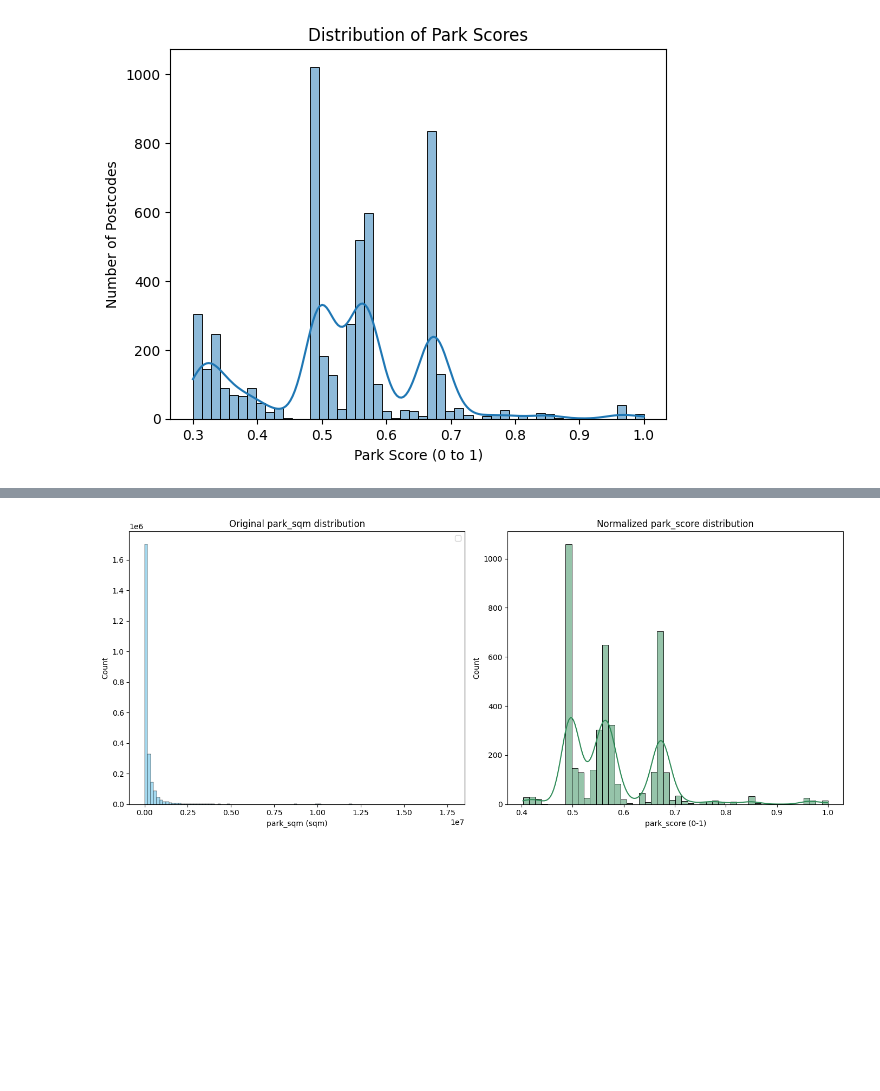
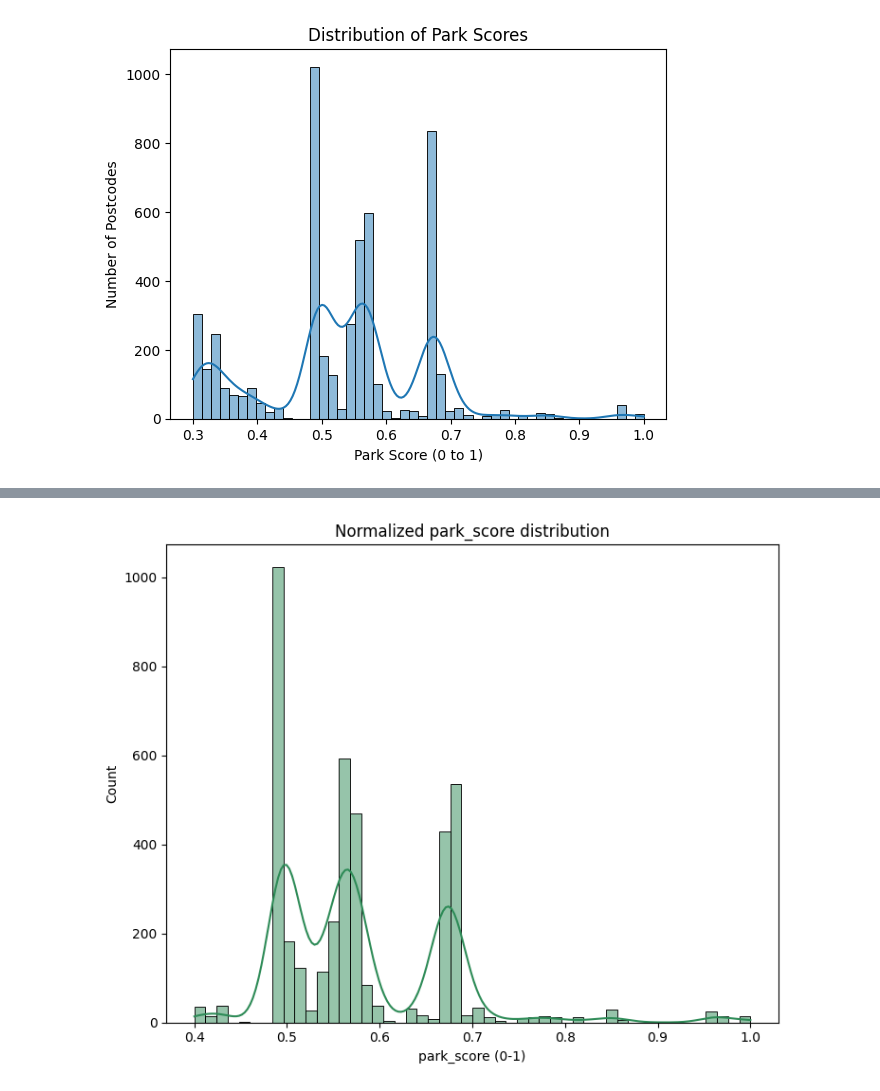
Before and after one commit to moulson/loam, a Jupyter notebook: notebooks/analysis.ipynb, the cells around one changed output, grey strips where cells are left out. Drawn from its saved outputs; the diff is of its cells as text; code cells hidden in the pictures; blank space fills up the shorter version.

```diff
--- a/notebooks/analysis.ipynb
+++ b/notebooks/analysis.ipynb
@@ -120,49 +132,38 @@ conn = psycopg2.connect(
     host=db['host'],
     port=db['port']
 )
 
 # Load data
 df = pd.read_sql("SELECT park_sqm FROM postcodes WHERE park_score IS NOT NULL", conn)
 
+park_sqm = df['park_sqm']
+
 # Calculate percentiles
-p10 = np.percentile(park_sqm, 30)
+p10 = np.percentile(park_sqm, 0)
 p90 = np.percentile(park_sqm, 100)
 
-def normalize_with_clipping(x):
-    if x <= p10:
-        return 0.0
-    elif x >= p90:
-        return 1.0
-    else:
-        return (x - p10) / (p90 - p10)
+def normalize(x):
+    return (x - p10) / (p90 - p10)
 
-# Apply normalization
-df['park_score'] = park_sqm.apply(normalize_with_clipping)
+# # Apply normalization
+df['park_score'] = park_sqm.apply(normalize)
 
 # Apply normalization
 score_no_zeros = df.loc[df['park_score'] > 0.4, 'park_score']
 
 # Plot original distribution
 plt.figure(figsize=(14, 6))
-
-plt.subplot(1, 2, 1)
-sns.histplot(park_sqm, bins=100, kde=False, color='skyblue')
-plt.title('Original park_sqm distribution')
-plt.xlabel('park_sqm (sqm)')
-plt.ylabel('Count')
-plt.legend()
-
 # Plot normalized distribution
 plt.subplot(1, 2, 2)
 sns.histplot(score_no_zeros, bins=50, kde=True, color='seagreen')
 plt.title('Normalized park_score distribution')
 plt.xlabel('park_score (0-1)')
 plt.ylabel('Count')
 
 plt.tight_layout()
 plt.show()
 
 
 conn.close()
 # %% [output]
-[figure, old version]
+[figure, new version]
```
Also changed, not shown: parts of 3 cells of this notebook.
